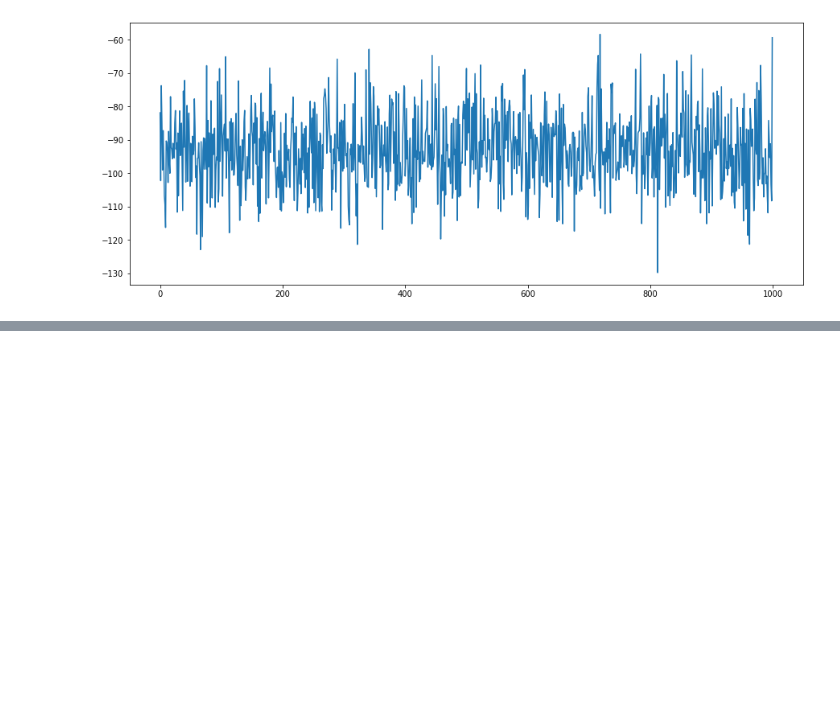
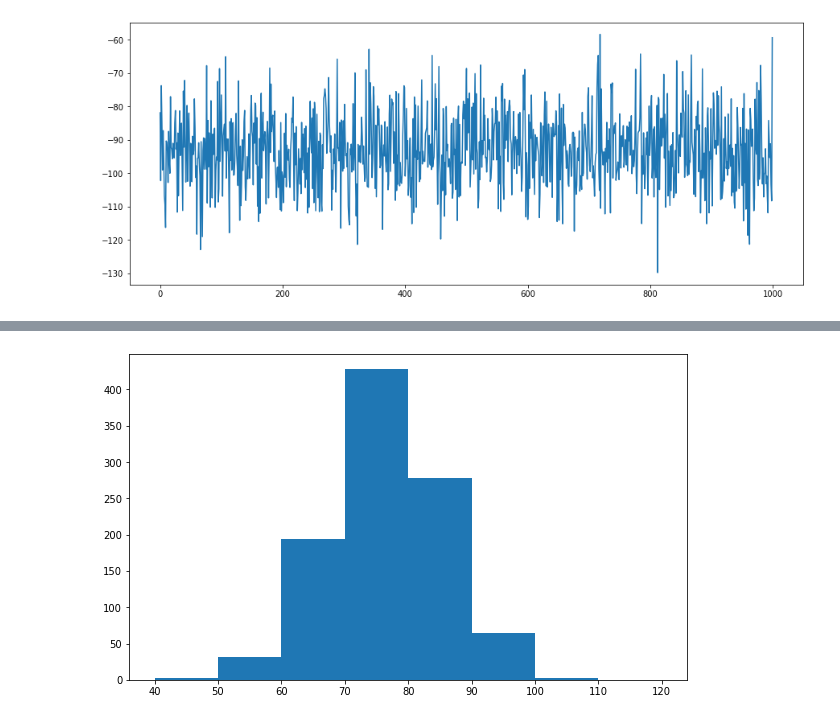
Before and after one commit to DimiGod/Python_MonteCarloSimulations, a Jupyter notebook: Monte Carlo- Predicting Gross Profit.ipynb, the cells around one changed output, grey strips where cells are left out. Drawn from its saved outputs; the diff is of its cells as text; code cells hidden in the pictures; blank space fills up the shorter version.

```diff
--- a/Monte Carlo- Predicting Gross Profit.ipynb
+++ b/Monte Carlo- Predicting Gross Profit.ipynb
@@ -44,0 +76,6 @@ COGS.mean()
+# %%
+plt.figure(figsize=(10,6));
+plt.hist(Gross_Profit, bins = [40, 50, 60, 70, 80, 90, 100, 110, 120]);
+plt.show()
+# %% [output]
+[figure, added]
```
Also changed, not shown: parts of 8 cells of this notebook.
